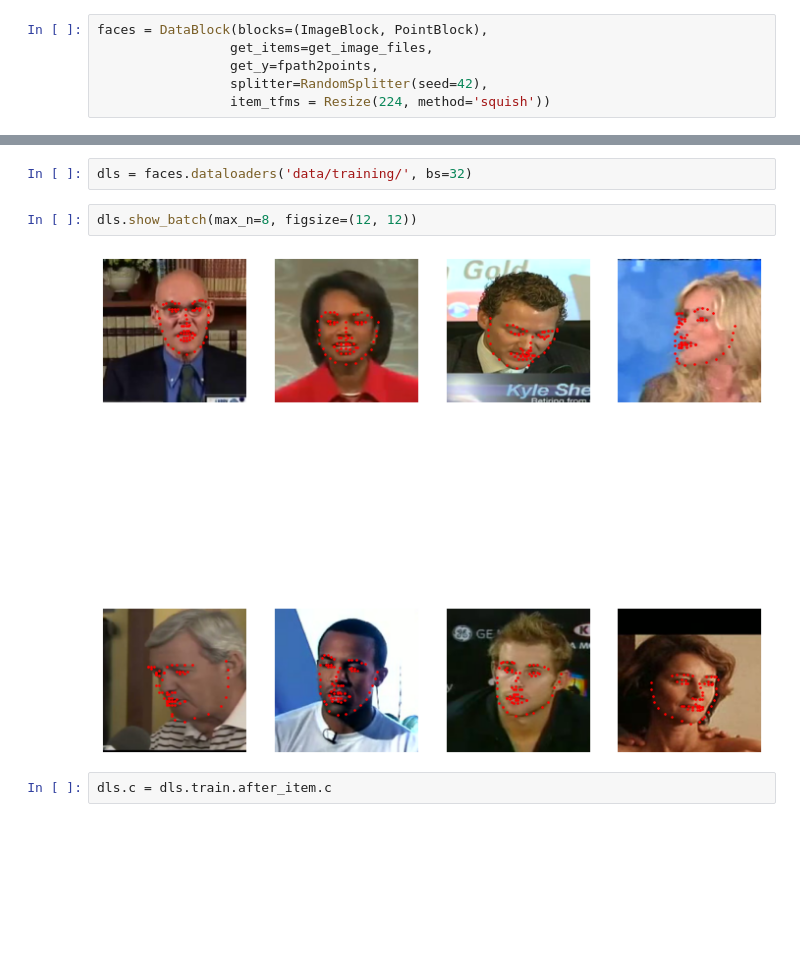
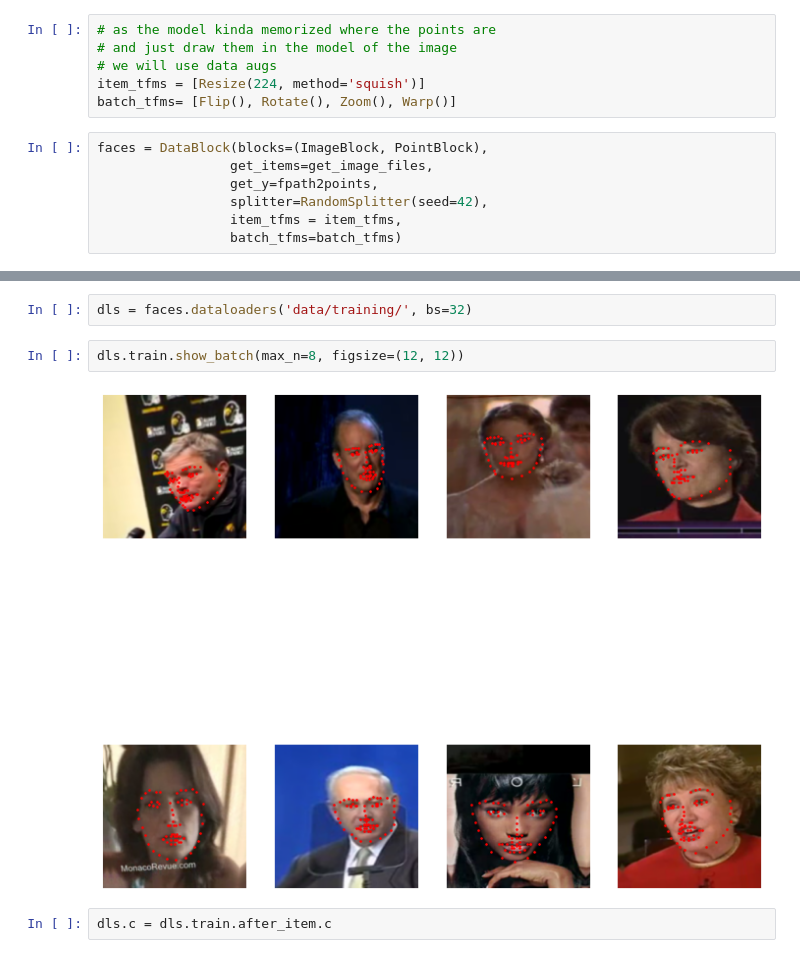
Before and after one commit to moaaztaha/Computer-Vision, a Jupyter notebook: Facial Keypoints Detection/Facial_Keypoints_Detection_04_FastAI.ipynb, the cells around one changed output, grey strips where cells are left out. Cells and saved outputs as stored; diff of their text form; blank space fills up the shorter version.

```diff
--- a/Facial Keypoints Detection/Facial_Keypoints_Detection_04_FastAI.ipynb
+++ b/Facial Keypoints Detection/Facial_Keypoints_Detection_04_FastAI.ipynb
@@ -27,12 +27,19 @@ im.to_thumb(160)
 # %% [output]
 (303, 288)
 [figure]
+# %%
+# as the model kinda memorized where the points are
+# and just draw them in the model of the image
+# we will use data augs
+item_tfms = [Resize(224, method='squish')]
+batch_tfms= [Flip(), Rotate(), Zoom(), Warp()]
 # %%
 faces = DataBlock(blocks=(ImageBlock, PointBlock),
                  get_items=get_image_files,
                  get_y=fpath2points,
                  splitter=RandomSplitter(seed=42),
-                 item_tfms = Resize(224, method='squish'))
+                 item_tfms = item_tfms,
+                 batch_tfms=batch_tfms)
 # %%
 faces.summary('data/training/')
 # %% [output]
@@ -56,9 +63,9 @@ Building one sample
 # %%
 dls = faces.dataloaders('data/training/', bs=32)
 # %%
-dls.show_batch(max_n=8, figsize=(12, 12))
+dls.train.show_batch(max_n=8, figsize=(12, 12))
 # %% [output]
-[figure, old version]
+[figure, new version]
 # %%
 dls.c = dls.train.after_item.c
 # %%
```
Also changed, not shown: parts of 17 cells of this notebook.
